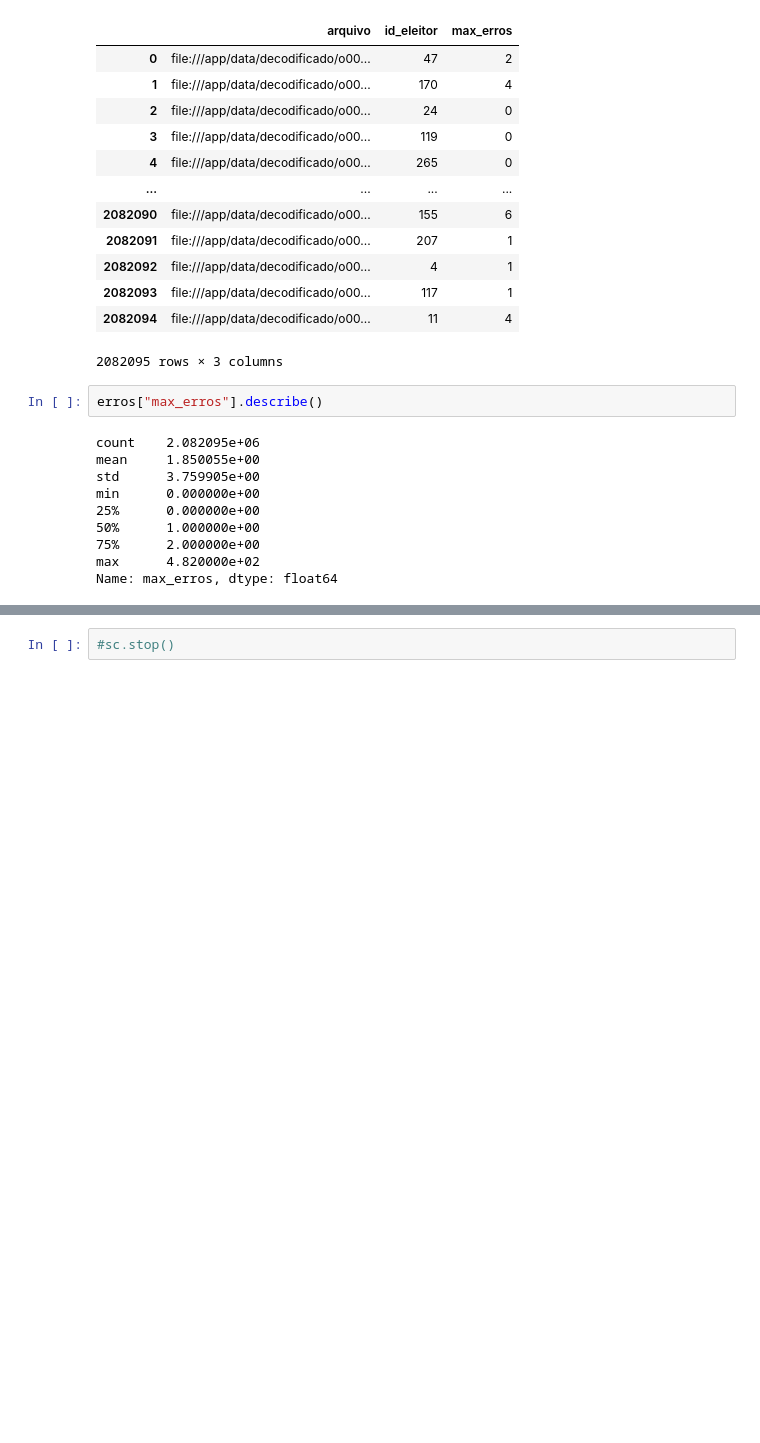
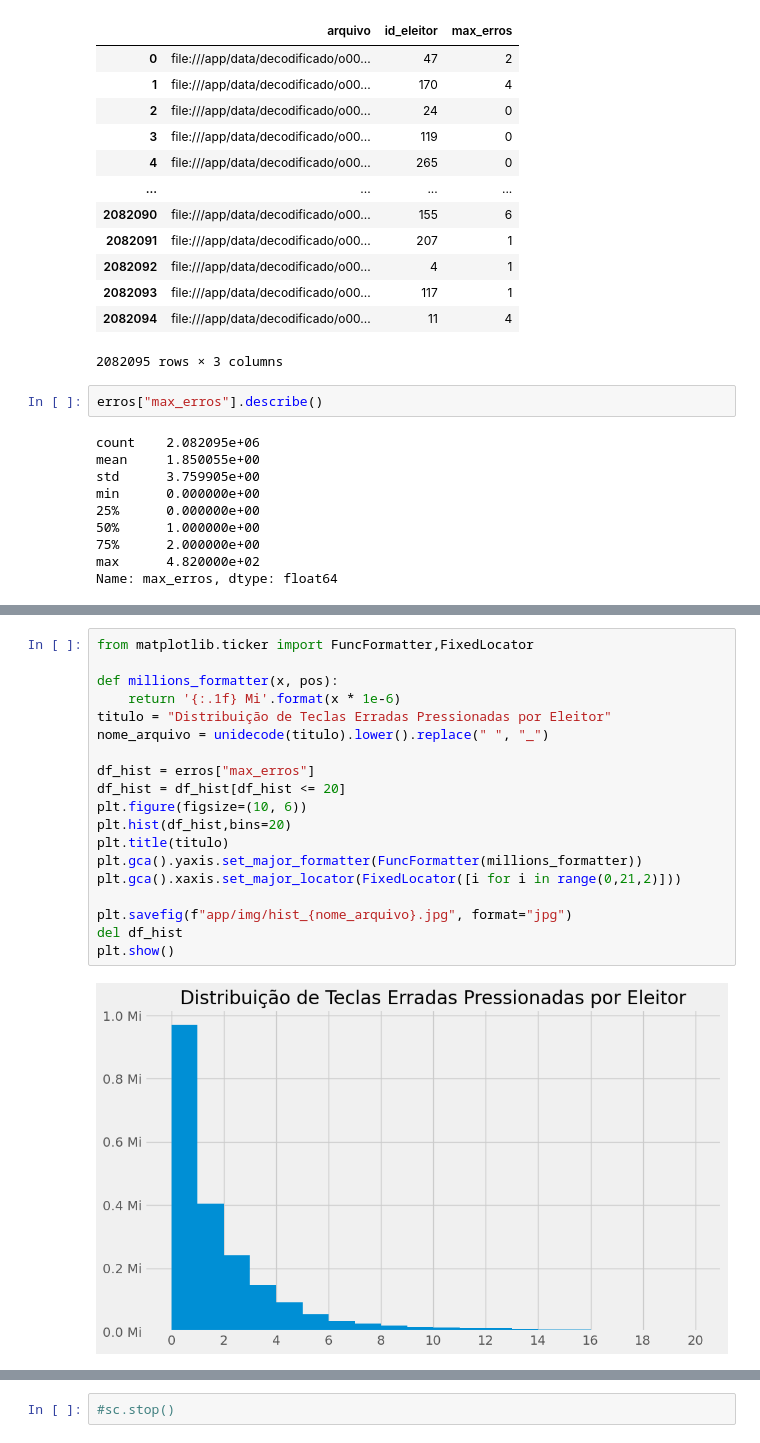
Before and after one commit to victorvieirat/log-urna, a Jupyter notebook: visualizando.ipynb, the cells around one changed output, grey strips where cells are left out. Cells and saved outputs as stored; diff of their text form; blank space fills up the shorter version.

```diff
--- a/visualizando.ipynb
+++ b/visualizando.ipynb
@@ -135,0 +127,21 @@ plt.show()
+# %%
+from matplotlib.ticker import FuncFormatter,FixedLocator
+
+def millions_formatter(x, pos):
+    return '{:.1f} Mi'.format(x * 1e-6)
+titulo = "Distribuição de Teclas Erradas Pressionadas por Eleitor"
+nome_arquivo = unidecode(titulo).lower().replace(" ", "_")
+
+df_hist = erros["max_erros"]
+df_hist = df_hist[df_hist <= 20]
+plt.figure(figsize=(10, 6))
+plt.hist(df_hist,bins=20)
+plt.title(titulo)
+plt.gca().yaxis.set_major_formatter(FuncFormatter(millions_formatter))
+plt.gca().xaxis.set_major_locator(FixedLocator([i for i in range(0,21,2)]))
+
+plt.savefig(f"app/img/hist_{nome_arquivo}.jpg", format="jpg")
+del df_hist
+plt.show()
+# %% [output]
+[figure, added]
```
Also changed, not shown: parts of 11 cells of this notebook, 7 other files.
